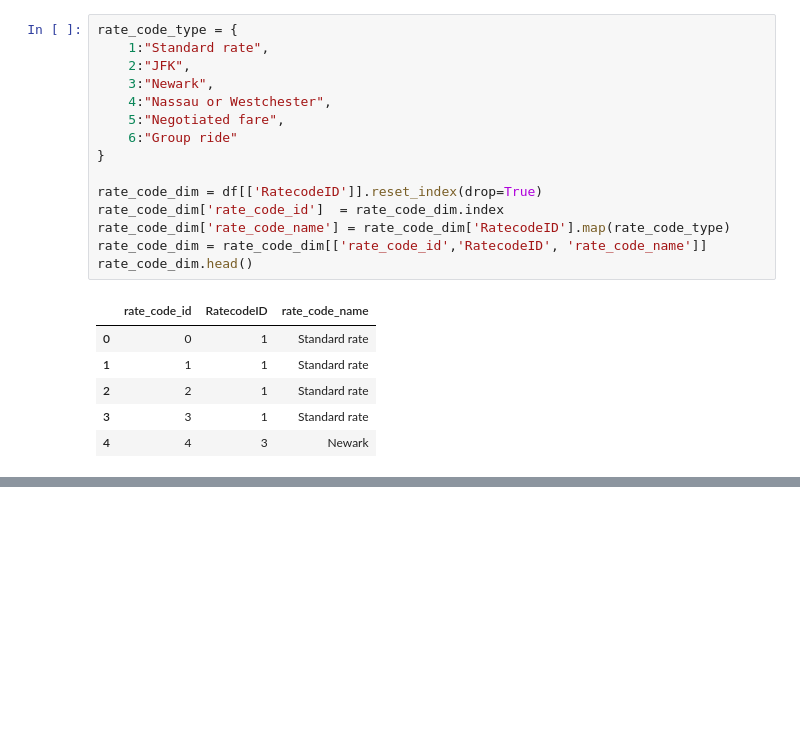
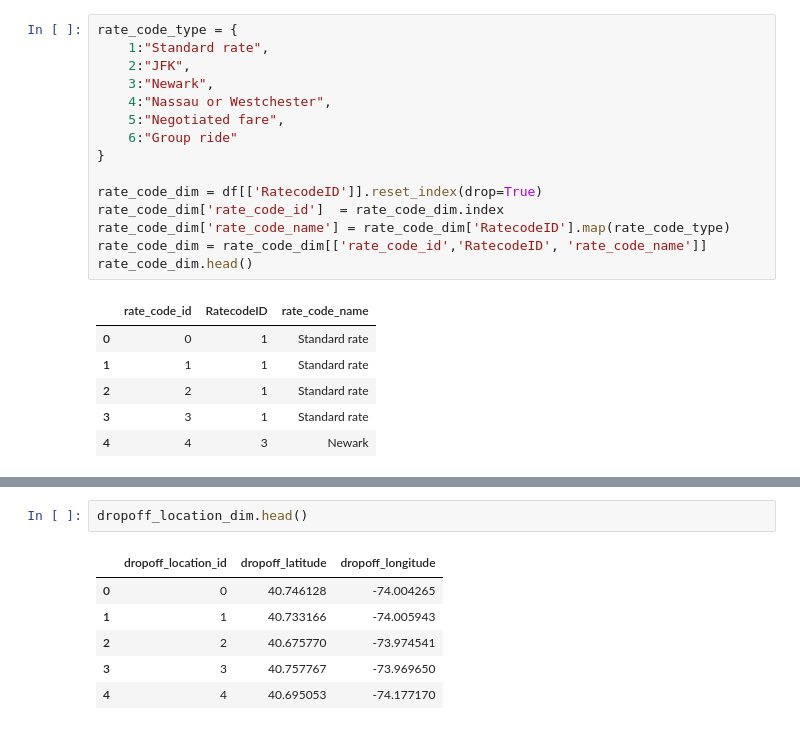
Before and after one commit to samwanyua/Uber-Data-Analytics, a Jupyter notebook: uber_data_pipeline.ipynb, the cells around one changed output, grey strips where cells are left out. Saved outputs shown, nothing was run; the diff lists cells and outputs as text; blank space fills up the shorter version.

```diff
--- a/uber_data_pipeline.ipynb
+++ b/uber_data_pipeline.ipynb
@@ -143,0 +162,9 @@ rate_code_dim.head()
+# %%
+dropoff_location_dim.head()
+# %% [output]
+|  | dropoff_location_id | dropoff_latitude | dropoff_longitude |
+| 0 | 0 | 40.746128 | -74.004265 |
+| 1 | 1 | 40.733166 | -74.005943 |
+| 2 | 2 | 40.675770 | -73.974541 |
+| 3 | 3 | 40.757767 | -73.969650 |
+| 4 | 4 | 40.695053 | -74.177170 |
```
Also changed, not shown: parts of 5 cells of this notebook.
